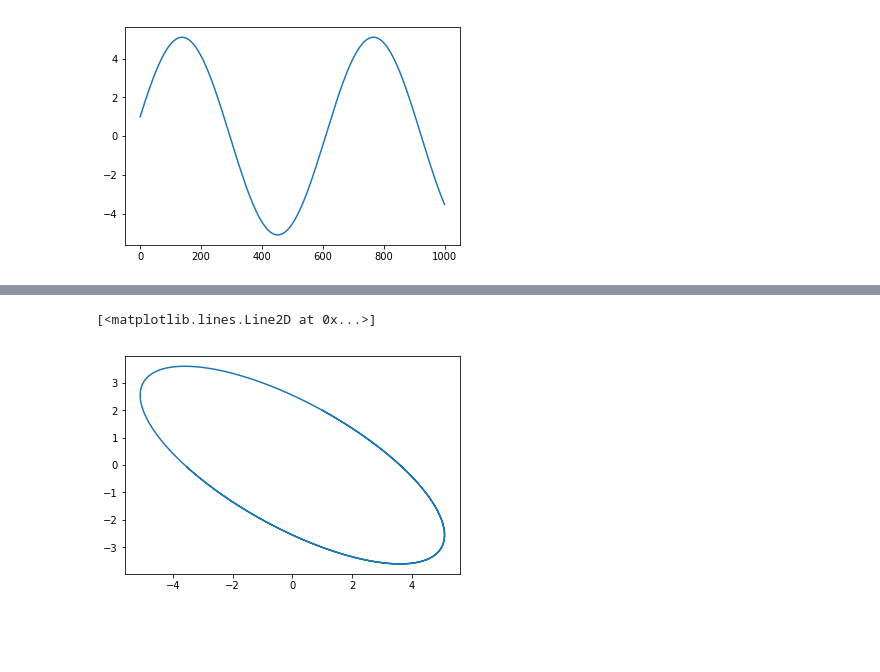
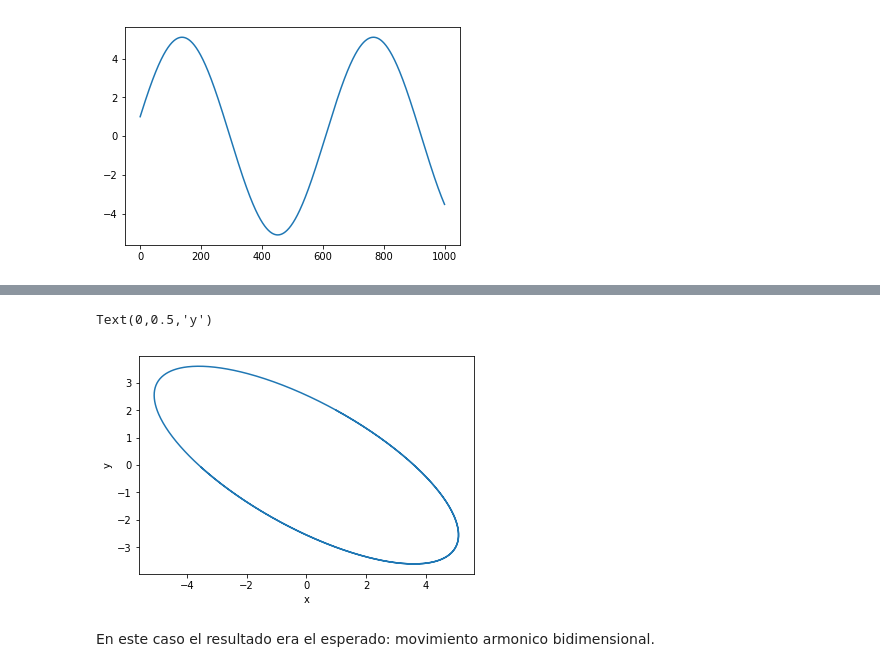
Before and after one commit to ComputoCienciasUniandes/MetodosComputacionalesAvanzados, a Jupyter notebook: secciones/05.MCMC/05_Hamiltoniano.ipynb, the cells around one changed output, grey strips where cells are left out. Drawn from its saved outputs; the diff is of its cells as text; code cells hidden in the pictures; blank space fills up the shorter version.

```diff
--- a/secciones/05.MCMC/05_Hamiltoniano.ipynb
+++ b/secciones/05.MCMC/05_Hamiltoniano.ipynb
@@ -137,5 +138,9 @@ plt.plot(px)
 # %%
 plt.plot(x,y)
+plt.xlabel('x')
+plt.ylabel('y')
 # %% [output]
-[<matplotlib.lines.Line2D at 0x...>]
+Text(0,0.5,'y')
-[figure, old version]
+[figure, new version]
+# %% [markdown]
+En este caso el resultado era el esperado: movimiento armonico bidimensional.
```
Also changed, not shown: parts of 4 cells of this notebook.
